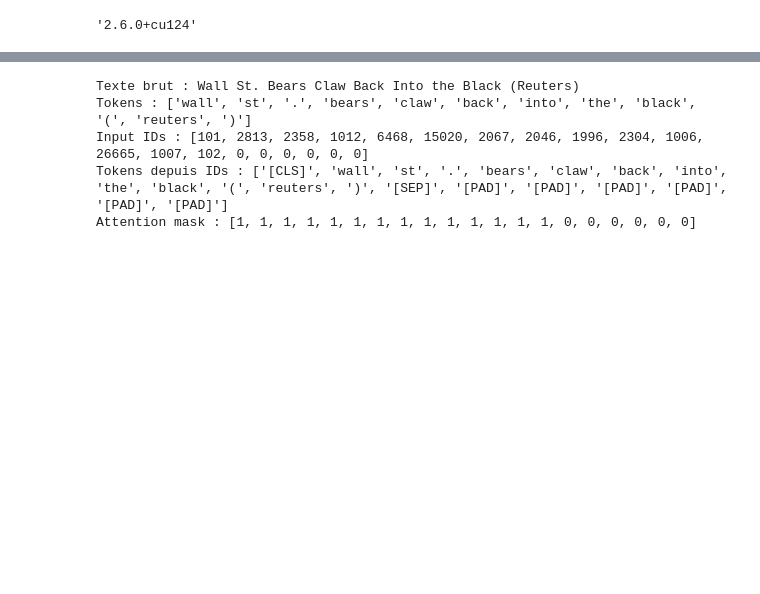
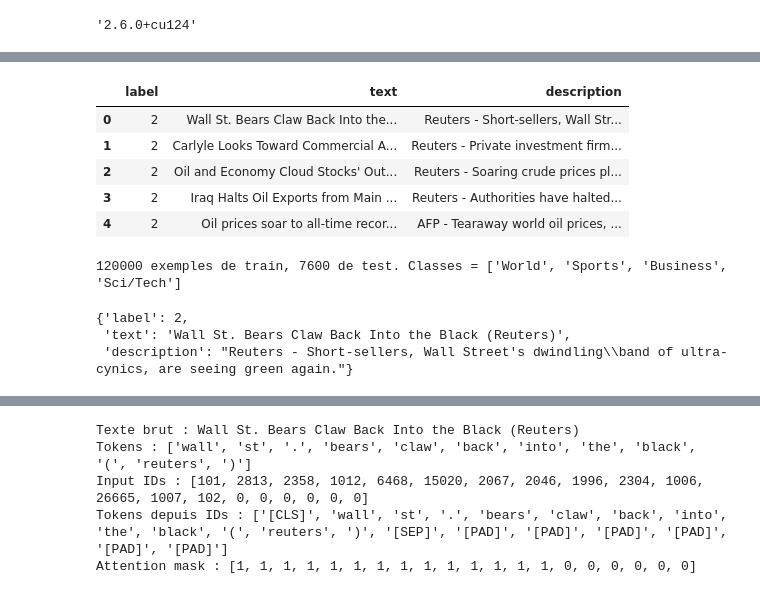
Before and after one commit to mbouaida/ImmoAI, a Jupyter notebook: BertForClassification.ipynb, the cells around one changed output, grey strips where cells are left out. Drawn from its saved outputs; the diff is of its cells as text; code cells hidden in the pictures; blank space fills up the shorter version.

```diff
--- a/BertForClassification.ipynb
+++ b/BertForClassification.ipynb
@@ -32,3 +51,42 @@ Please note that authentication is recommended but still optional to access publ
+# %%
+train_df = pd.read_csv("train.csv", header=None, names=["label", "text", "description"])
+test_df = pd.read_csv("test.csv", header=None, names=["label", "text", "description"])
+# Ajuster les labels (de 1-4 vers 0-3)
+train_df["label"] -= 1
+test_df["label"] -= 1
+
+# Afficher un aperçu
+train_df.head()
+# %% [output]
+|  | label | text | description |
+| 0 | 2 | Wall St. Bears Claw Back Into the... | Reuters - Short-sellers, Wall Str... |
+| 1 | 2 | Carlyle Looks Toward Commercial A... | Reuters - Private investment firm... |
+| 2 | 2 | Oil and Economy Cloud Stocks' Out... | Reuters - Soaring crude prices pl... |
+| 3 | 2 | Iraq Halts Oil Exports from Main ... | Reuters - Authorities have halted... |
+| 4 | 2 | Oil prices soar to all-time recor... | AFP - Tearaway world oil prices, ... |
+# %%
+from datasets import Dataset, Features, ClassLabel, Value
+
+# Définir les features avec label en type ClassLabel
+features = Features({
+    "label": ClassLabel(names=["World", "Sports", "Business", "Sci/Tech"]),
+    "text": Value("string"),
+    "description": Value("string"),
+})
+
+# Reconstruire les datasets avec les features
+train_ds = Dataset.from_pandas(train_df, features=features)
+test_ds = Dataset.from_pandas(test_df, features=features)
+labels = train_ds.features["label"].names
+print(f"{len(train_ds)} exemples de train, {len(test_ds)} de test. Classes = {labels}")
+# %% [output]
+120000 exemples de train, 7600 de test. Classes = ['World', 'Sports', 'Business', 'Sci/Tech']
+# %%
+train_ds[0]
+# %% [output]
+{'label': 2,
+ 'text': 'Wall St. Bears Claw Back Into the Black (Reuters)',
+ 'description': "Reuters - Short-sellers, Wall Street's dwindling\\band of ultra-cynics, are seeing green again."}
 # %%
 # Prendre le premier exemple
 example = train_ds[0]
```
Also changed, not shown: parts of 5 cells of this notebook.
